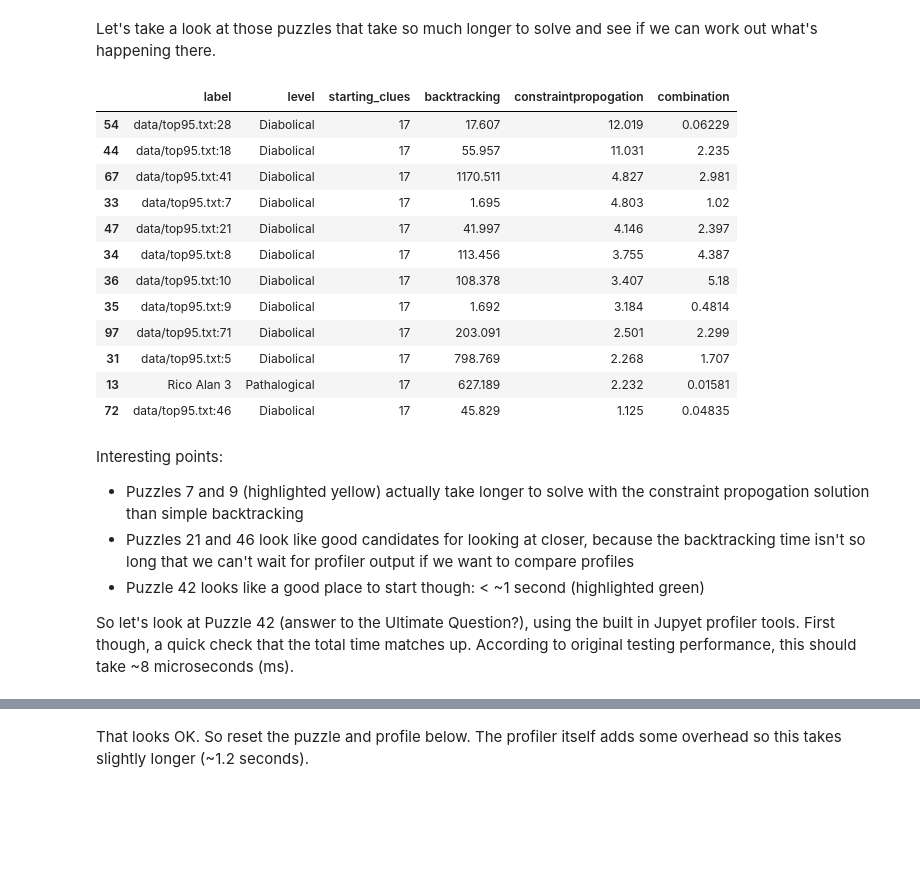
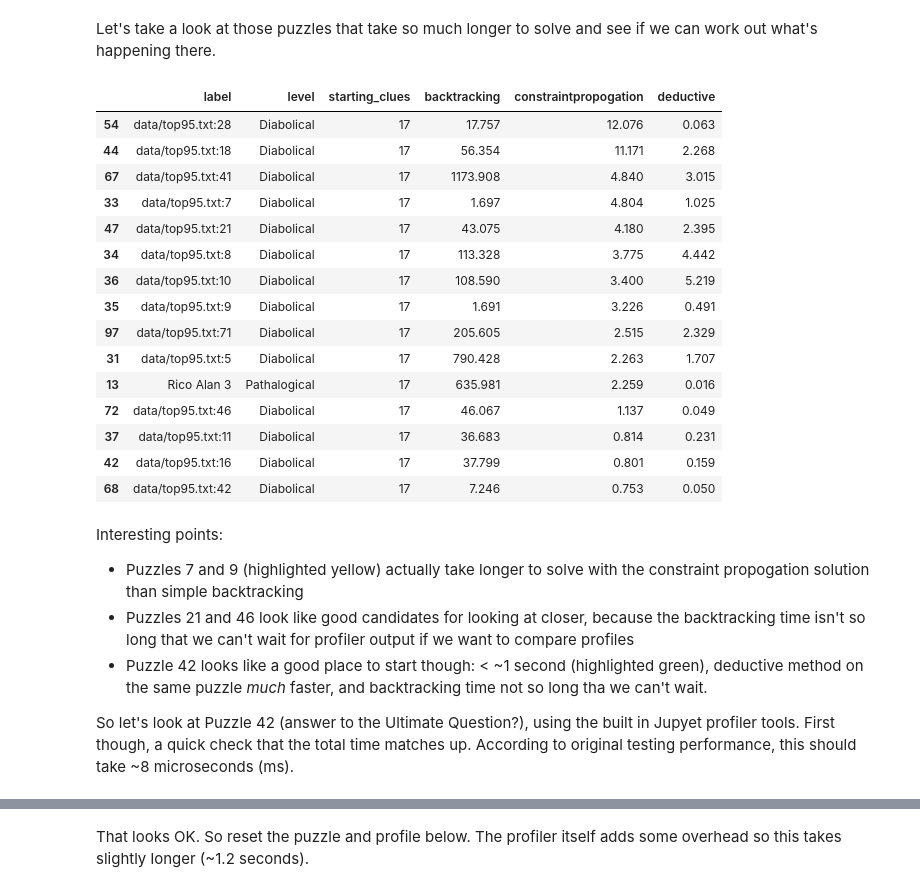
Before and after one commit to hissohathair/puzzle-solvers, a Jupyter notebook: Sudoku Solver.ipynb, the cells around one changed output, grey strips where cells are left out. Cells and saved outputs as stored; diff of their text form; code cells hidden in the pictures; blank space fills up the shorter version.

```diff
--- a/Sudoku Solver.ipynb
+++ b/Sudoku Solver.ipynb
@@ -323,3 +322,0 @@ df.describe()
-# %%
-df.dropna(axis='columns', inplace=True)
-df
@@ -377,34 +360,36 @@ Let's take a look at those puzzles that take so much longer to solve and see if
 # %%
 def highlight_where_backtracking_faster(s):
     if s.constraintpropogation > s.backtracking:
         return ['background-color: yellow; color: black'] * len(s)
-    elif s.constraintpropogation < 1.0:
-        return ['background-color: lightgreen; color: black'] * len(s)
     else:
-        return ['background-color: black; color: white'] * len(s)
+        return [''] * len(s)
 
-ndf = df.sort_values(by=method, ascending=False).head(n=12)
-ndf.style.apply(highlight_where_backtracking_faster, axis=1).bar(subset=[method], color='orange').format({method: "{:.3f}", 'backtracking': '{:.3f}'})
+method = 'constraintpropogation'
+ndf = df.sort_values(by=method, ascending=False).head(n=15)
+ndf.style.apply(highlight_where_backtracking_faster, axis=1).bar(subset=[method], color='orange').format({m: '{:.3f}' for m in su.SOLVERS})
 # %% [output]
-|  | label | level | starting_clues | backtracking | constraintpropogation | combination |
-| 54 | data/top95.txt:28 | Diabolical | 17 | 17.607 | 12.019 | 0.06229 |
-| 44 | data/top95.txt:18 | Diabolical | 17 | 55.957 | 11.031 | 2.235 |
-| 67 | data/top95.txt:41 | Diabolical | 17 | 1170.511 | 4.827 | 2.981 |
-| 33 | data/top95.txt:7 | Diabolical | 17 | 1.695 | 4.803 | 1.02 |
-| 47 | data/top95.txt:21 | Diabolical | 17 | 41.997 | 4.146 | 2.397 |
-| 34 | data/top95.txt:8 | Diabolical | 17 | 113.456 | 3.755 | 4.387 |
-| 36 | data/top95.txt:10 | Diabolical | 17 | 108.378 | 3.407 | 5.18 |
-| 35 | data/top95.txt:9 | Diabolical | 17 | 1.692 | 3.184 | 0.4814 |
-| 97 | data/top95.txt:71 | Diabolical | 17 | 203.091 | 2.501 | 2.299 |
-| 31 | data/top95.txt:5 | Diabolical | 17 | 798.769 | 2.268 | 1.707 |
-| 13 | Rico Alan 3 | Pathalogical | 17 | 627.189 | 2.232 | 0.01581 |
-| 72 | data/top95.txt:46 | Diabolical | 17 | 45.829 | 1.125 | 0.04835 |
+|  | label | level | starting_clues | backtracking | constraintpropogation | deductive |
+| 54 | data/top95.txt:28 | Diabolical | 17 | 17.757 | 12.076 | 0.063 |
+| 44 | data/top95.txt:18 | Diabolical | 17 | 56.354 | 11.171 | 2.268 |
+| 67 | data/top95.txt:41 | Diabolical | 17 | 1173.908 | 4.840 | 3.015 |
+| 33 | data/top95.txt:7 | Diabolical | 17 | 1.697 | 4.804 | 1.025 |
+| 47 | data/top95.txt:21 | Diabolical | 17 | 43.075 | 4.180 | 2.395 |
+| 34 | data/top95.txt:8 | Diabolical | 17 | 113.328 | 3.775 | 4.442 |
+| 36 | data/top95.txt:10 | Diabolical | 17 | 108.590 | 3.400 | 5.219 |
+| 35 | data/top95.txt:9 | Diabolical | 17 | 1.691 | 3.226 | 0.491 |
+| 97 | data/top95.txt:71 | Diabolical | 17 | 205.605 | 2.515 | 2.329 |
+| 31 | data/top95.txt:5 | Diabolical | 17 | 790.428 | 2.263 | 1.707 |
+| 13 | Rico Alan 3 | Pathalogical | 17 | 635.981 | 2.259 | 0.016 |
+| 72 | data/top95.txt:46 | Diabolical | 17 | 46.067 | 1.137 | 0.049 |
+| 37 | data/top95.txt:11 | Diabolical | 17 | 36.683 | 0.814 | 0.231 |
+| 42 | data/top95.txt:16 | Diabolical | 17 | 37.799 | 0.801 | 0.159 |
+| 68 | data/top95.txt:42 | Diabolical | 17 | 7.246 | 0.753 | 0.050 |
 # %% [markdown]
 Interesting points:
 
 * Puzzles 7 and 9 (highlighted yellow) actually take longer to solve with the constraint propogation solution than simple backtracking
 * Puzzles 21 and 46 look like good candidates for looking at closer, because the backtracking time isn't so long that we can't wait for profiler output if we want to compare profiles
-* Puzzle 42 looks like a good place to start though: < ~1 second (highlighted green)
+* Puzzle 42 looks like a good place to start though: < ~1 second (highlighted green), deductive method on the same puzzle *much* faster, and backtracking time not so long tha we can't wait.
 
 So let's look at Puzzle 42 (answer to the Ultimate Question?), using the built in Jupyet profiler tools. First though, a quick check that the total time matches up. According to original testing performance, this should take ~8 microseconds (ms).
 # %%
```
Also changed, not shown: parts of 24 cells of this notebook, 6 other files.
